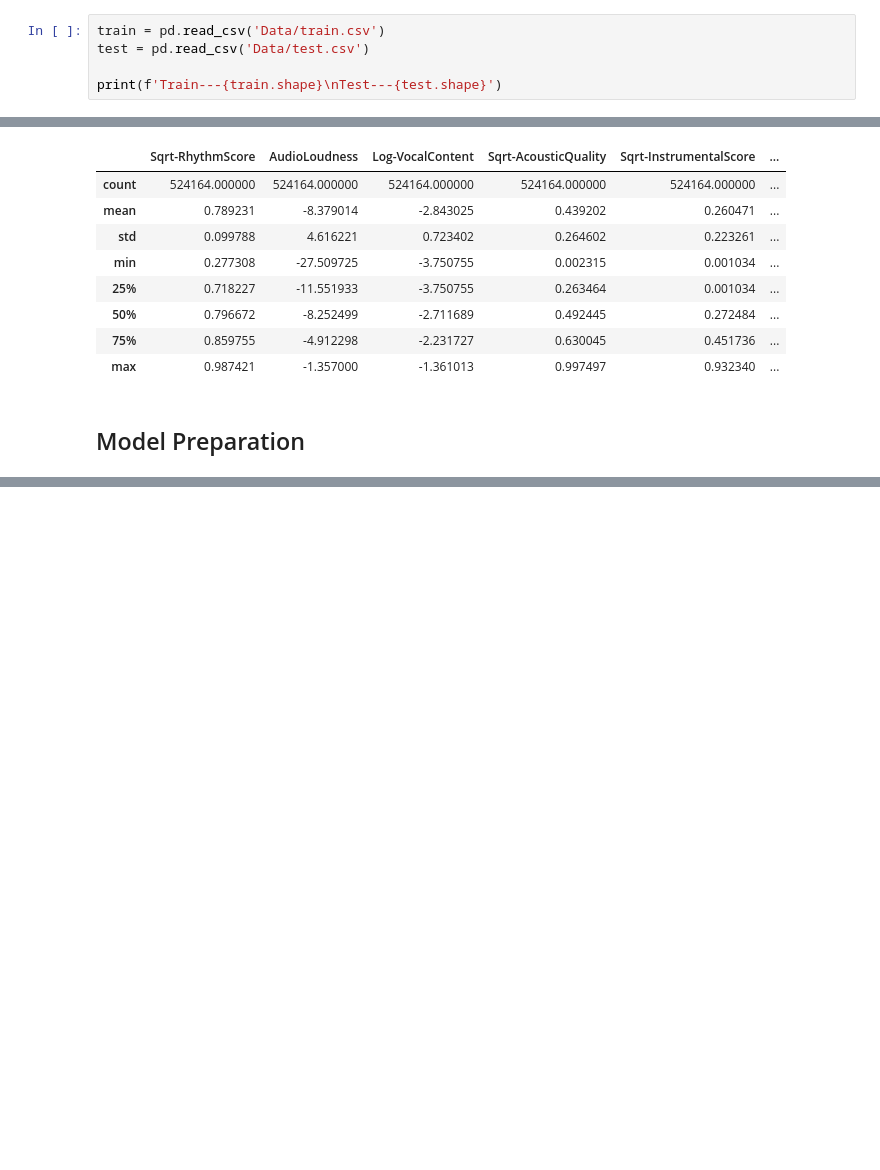
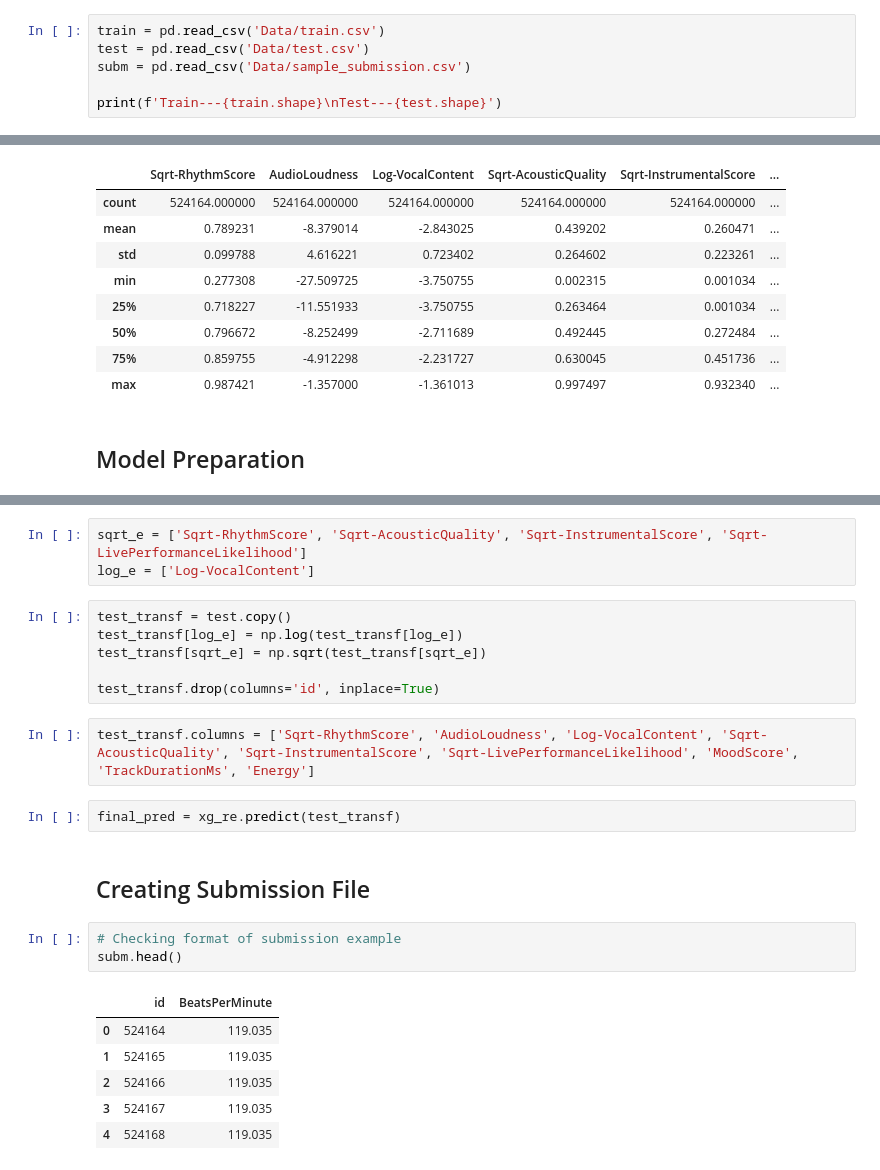
Before and after one commit to JustinAbner/Kaggle_Competitions, a Jupyter notebook: Predicting the Beats-per-Minute of Songs/BeatsPerMin.ipynb, the cells around one changed output, grey strips where cells are left out. Saved outputs shown, nothing was run; the diff lists cells and outputs as text; blank space fills up the shorter version.

```diff
--- a/Predicting the Beats-per-Minute of Songs/BeatsPerMin.ipynb
+++ b/Predicting the Beats-per-Minute of Songs/BeatsPerMin.ipynb
@@ -19,6 +22,7 @@ import randomcolor as rc
 # %%
 train = pd.read_csv('Data/train.csv')
 test = pd.read_csv('Data/test.csv')
+subm = pd.read_csv('Data/sample_submission.csv')
 
 print(f'Train---{train.shape}\nTest---{test.shape}')
 # %% [output]
@@ -223,0 +277,25 @@ array([[-0.12333974,  0.16075334, -1.25480856, ..., -0.64740531,
+# %%
+sqrt_e = ['Sqrt-RhythmScore', 'Sqrt-AcousticQuality', 'Sqrt-InstrumentalScore', 'Sqrt-LivePerformanceLikelihood']
+log_e = ['Log-VocalContent']
+# %%
+test_transf = test.copy()
+test_transf[log_e] = np.log(test_transf[log_e])
+test_transf[sqrt_e] = np.sqrt(test_transf[sqrt_e])
+
+test_transf.drop(columns='id', inplace=True)
+# %%
+test_transf.columns = ['Sqrt-RhythmScore', 'AudioLoudness', 'Log-VocalContent', 'Sqrt-AcousticQuality', 'Sqrt-InstrumentalScore', 'Sqrt-LivePerformanceLikelihood', 'MoodScore', 'TrackDurationMs', 'Energy']
+# %%
+final_pred = xg_re.predict(test_transf)
+# %% [markdown]
+## Creating Submission File
+# %%
+# Checking format of submission example
+subm.head()
+# %% [output]
+|  | id | BeatsPerMinute |
+| 0 | 524164 | 119.035 |
+| 1 | 524165 | 119.035 |
+| 2 | 524166 | 119.035 |
+| 3 | 524167 | 119.035 |
+| 4 | 524168 | 119.035 |
```
Also changed, not shown: parts of 16 cells of this notebook.
